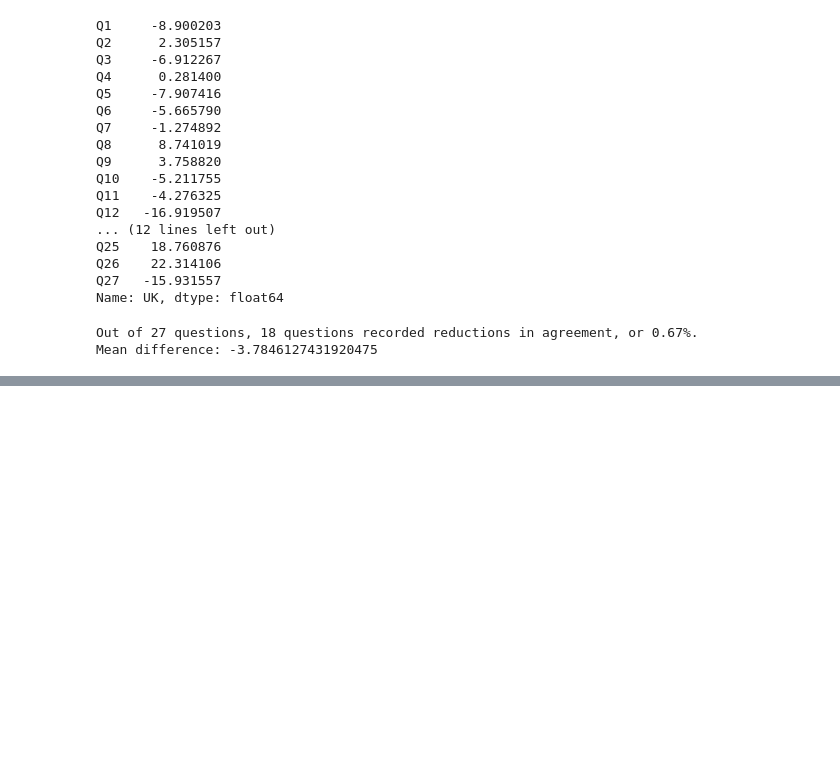
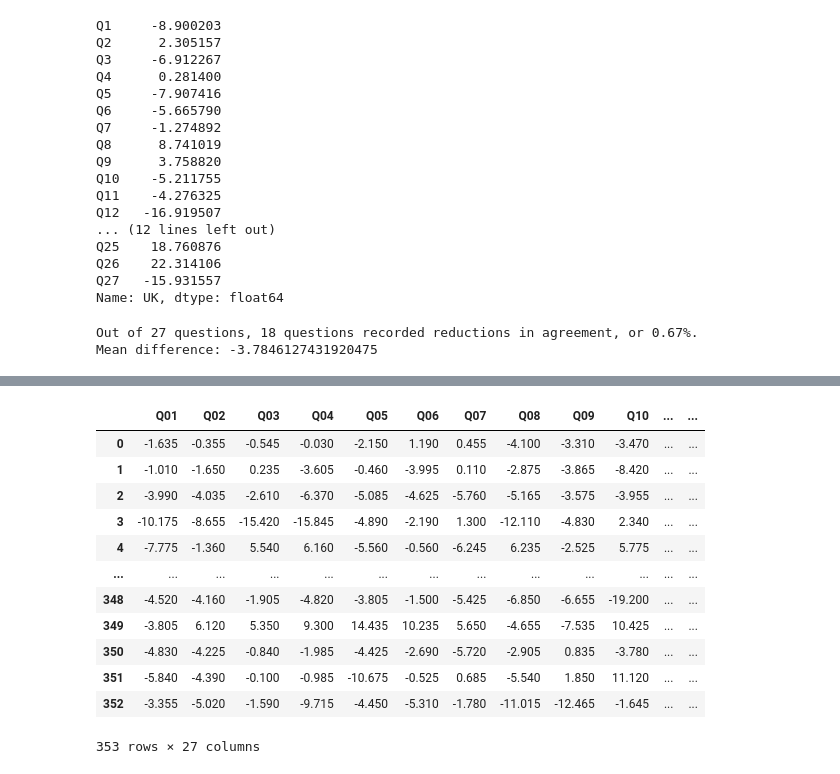
Before and after one commit to szelesaron/dissertation-code, a Jupyter notebook: EDA.ipynb, the cells around one changed output, grey strips where cells are left out. Cells and saved outputs as stored; diff of their text form; code cells hidden in the pictures; blank space fills up the shorter version.

```diff
--- a/EDA.ipynb
+++ b/EDA.ipynb
@@ -175,0 +254,17 @@ Mean difference: -3.7846127431920475
+# %%
+diffu = unis_2122.iloc[:,1:] - unis_1819.iloc[:,1:] #difference from 1819 -> 2122
+diffu
+# %% [output]
+|  | Q01 | Q02 | Q03 | Q04 | Q05 | Q06 | Q07 | Q08 | Q09 | Q10 | ... | ... |
+| 0 | -1.635 | -0.355 | -0.545 | -0.030 | -2.150 | 1.190 | 0.455 | -4.100 | -3.310 | -3.470 | ... | ... |
+| 1 | -1.010 | -1.650 | 0.235 | -3.605 | -0.460 | -3.995 | 0.110 | -2.875 | -3.865 | -8.420 | ... | ... |
+| 2 | -3.990 | -4.035 | -2.610 | -6.370 | -5.085 | -4.625 | -5.760 | -5.165 | -3.575 | -3.955 | ... | ... |
+| 3 | -10.175 | -8.655 | -15.420 | -15.845 | -4.890 | -2.190 | 1.300 | -12.110 | -4.830 | 2.340 | ... | ... |
+| 4 | -7.775 | -1.360 | 5.540 | 6.160 | -5.560 | -0.560 | -6.245 | 6.235 | -2.525 | 5.775 | ... | ... |
+| ... | ... | ... | ... | ... | ... | ... | ... | ... | ... | ... | ... | ... |
+| 348 | -4.520 | -4.160 | -1.905 | -4.820 | -3.805 | -1.500 | -5.425 | -6.850 | -6.655 | -19.200 | ... | ... |
+| 349 | -3.805 | 6.120 | 5.350 | 9.300 | 14.435 | 10.235 | 5.650 | -4.655 | -7.535 | 10.425 | ... | ... |
+| 350 | -4.830 | -4.225 | -0.840 | -1.985 | -4.425 | -2.690 | -5.720 | -2.905 | 0.835 | -3.780 | ... | ... |
+| 351 | -5.840 | -4.390 | -0.100 | -0.985 | -10.675 | -0.525 | 0.685 | -5.540 | 1.850 | 11.120 | ... | ... |
+| 352 | -3.355 | -5.020 | -1.590 | -9.715 | -4.450 | -5.310 | -1.780 | -11.015 | -12.465 | -1.645 | ... | ... |
+353 rows × 27 columns
```
Also changed, not shown: parts of 18 cells of this notebook.
